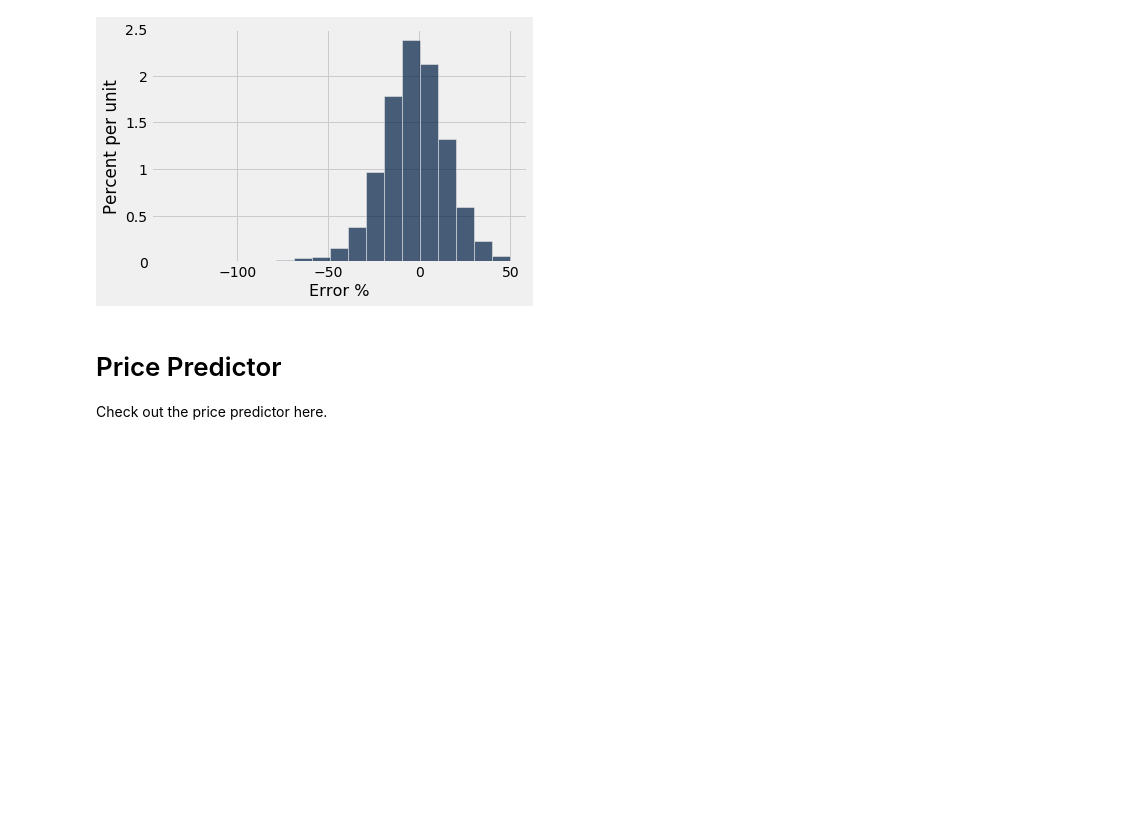
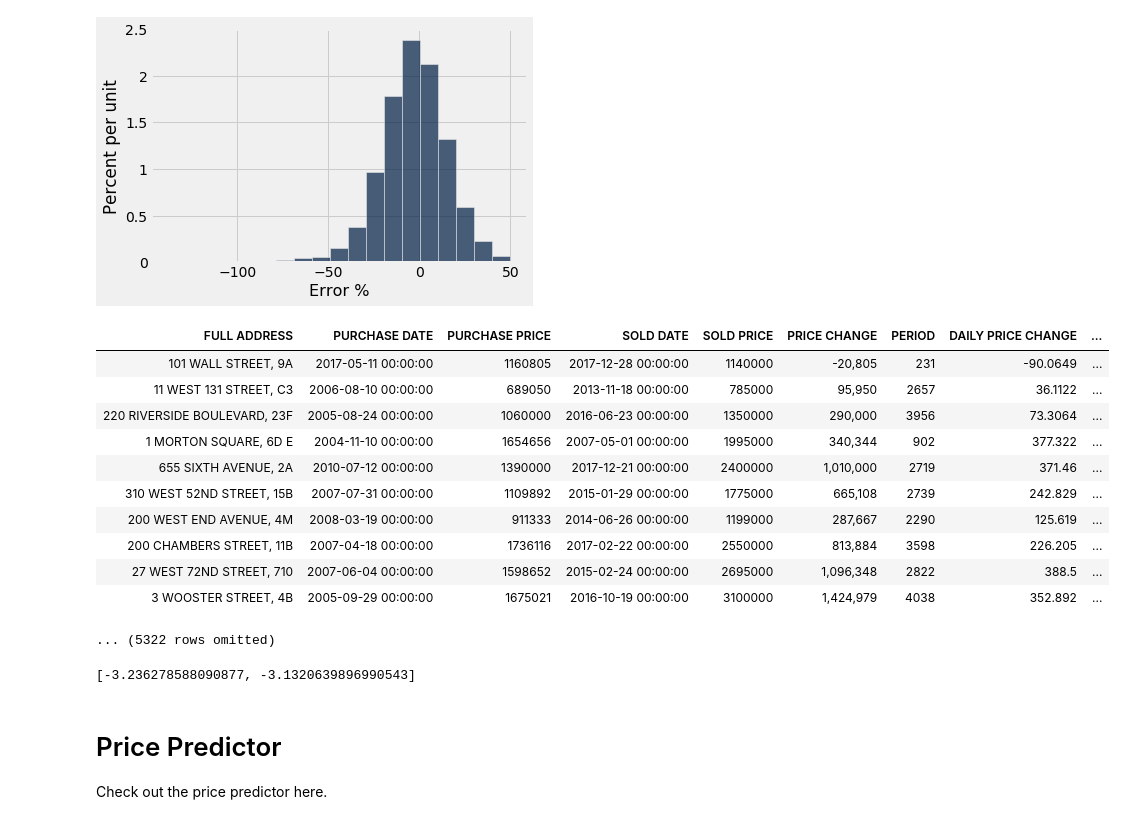
Before and after one commit to somya/nyc_apt_price_predictor, a Jupyter notebook: nyc_property_predictor.ipynb, the cells around one changed output. Drawn from its saved outputs; the diff is of its cells as text; code cells hidden in the pictures; blank space fills up the shorter version.

```diff
--- a/nyc_property_predictor.ipynb
+++ b/nyc_property_predictor.ipynb
@@ -1073,6 +1073,34 @@ Avg: -3.16941372641107  Std: 18.171442132678845         Min: -138.06523547811847
 25%: -13.995591078250047        50%: -2.846870744897213         75% 8.434052771199944
 [figure]
 [figure]
+# %%
+estimates
+# %% [output]
+| FULL ADDRESS | PURCHASE DATE | PURCHASE PRICE | SOLD DATE | SOLD PRICE | PRICE CHANGE | PERIOD | DAILY PRICE CHANGE | ... |
+| 101 WALL STREET, 9A | 2017-05-11 00:00:00 | 1160805 | 2017-12-28 00:00:00 | 1140000 | -20,805 | 231 | -90.0649 | ... |
+| 11 WEST 131 STREET, C3 | 2006-08-10 00:00:00 | 689050 | 2013-11-18 00:00:00 | 785000 | 95,950 | 2657 | 36.1122 | ... |
+| 220 RIVERSIDE BOULEVARD, 23F | 2005-08-24 00:00:00 | 1060000 | 2016-06-23 00:00:00 | 1350000 | 290,000 | 3956 | 73.3064 | ... |
+| 1 MORTON SQUARE, 6D E | 2004-11-10 00:00:00 | 1654656 | 2007-05-01 00:00:00 | 1995000 | 340,344 | 902 | 377.322 | ... |
+| 655 SIXTH AVENUE, 2A | 2010-07-12 00:00:00 | 1390000 | 2017-12-21 00:00:00 | 2400000 | 1,010,000 | 2719 | 371.46 | ... |
+| 310 WEST 52ND STREET, 15B | 2007-07-31 00:00:00 | 1109892 | 2015-01-29 00:00:00 | 1775000 | 665,108 | 2739 | 242.829 | ... |
+| 200 WEST END AVENUE, 4M | 2008-03-19 00:00:00 | 911333 | 2014-06-26 00:00:00 | 1199000 | 287,667 | 2290 | 125.619 | ... |
+| 200 CHAMBERS STREET, 11B | 2007-04-18 00:00:00 | 1736116 | 2017-02-22 00:00:00 | 2550000 | 813,884 | 3598 | 226.205 | ... |
+| 27 WEST 72ND STREET, 710 | 2007-06-04 00:00:00 | 1598652 | 2015-02-24 00:00:00 | 2695000 | 1,096,348 | 2822 | 388.5 | ... |
+| 3 WOOSTER STREET, 4B | 2005-09-29 00:00:00 | 1675021 | 2016-10-19 00:00:00 | 3100000 | 1,424,979 | 4038 | 352.892 | ... |
+... (5322 rows omitted)
+# %%
+
+accuracy = []
+
+for i in np.arange(1, 3):
+    estimates = evaluate_accuracy(training_sales, sample_sales, i)
+    average = np.mean(estimates.column("Error %"))
+    accuracy.append(average)
+
+
+accuracy
+# %% [output]
+[-3.236278588090877, -3.1320639896990543]
 # %% [markdown]
 # Price Predictor
 
```
Also changed, not shown: 1 other file.
